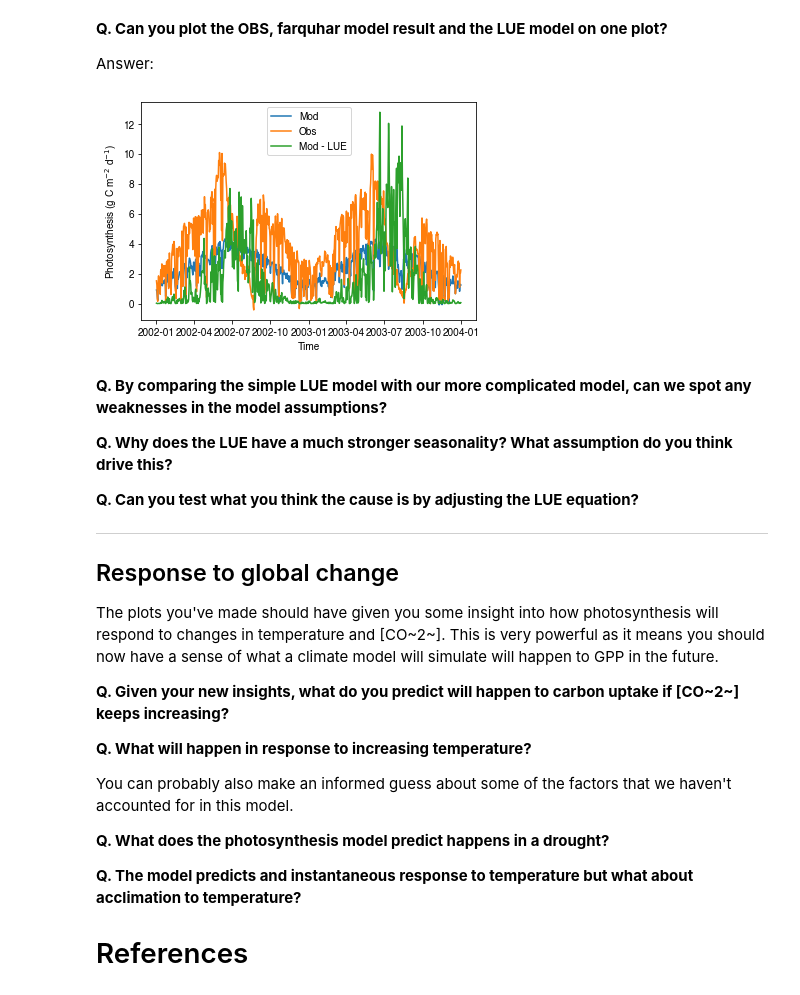
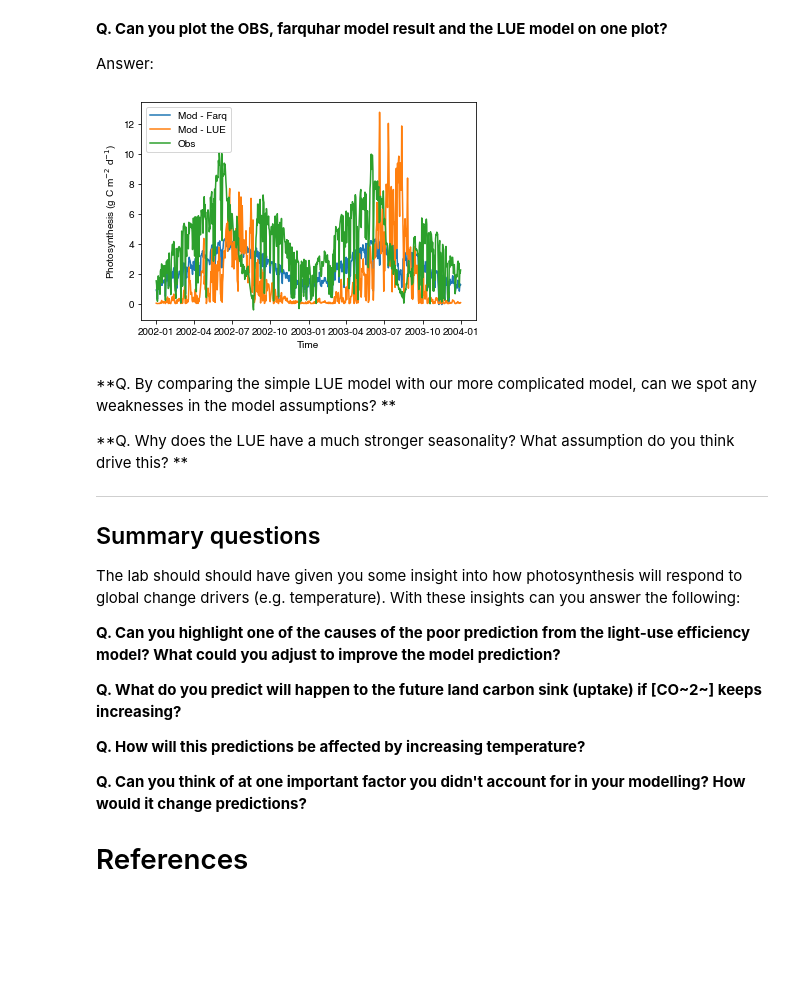
Before and after one commit to mdekauwe/CLIM3001_lab_photosynthesis, a Jupyter notebook: CLIM3001_lab.ipynb, the cells around one changed output. Cells and saved outputs as stored; diff of their text form; code cells hidden in the pictures; blank space fills up the shorter version.

```diff
--- a/CLIM3001_lab.ipynb
+++ b/CLIM3001_lab.ipynb
@@ -214,10 +221,21 @@ PAR = np.arange(0.0, 2000.0)
 Cs = 400.
 vpd = 1.5
 
-(An, Ac, Aj, gsw, Rd) = F.photosynthesis(p, Cs, TleafK, PAR, vpd)
 
-plt.plot(PAR, An, label="An")
+p.theta_J = 0.4
+(An_low_theta, __, __, __, __) = F.photosynthesis(p, Cs, TleafK, PAR, vpd)
+
+p.theta_J = 0.7
+(An_high_theta, __, __, __, __) = F.photosynthesis(p, Cs, TleafK, PAR, vpd)
+
+
+plt.plot(PAR, An_high_theta, label="alpha=0.7")
+plt.plot(PAR, An_low_theta, label="alpha=0.4")
 plt.ylabel("Photosynthesis ($\mu$mol m$^{-2}$ s$^{-1}$)")
 plt.xlabel("PAR ($\mu$mol m$^{-2}$ s$^{-1}$)")
+plt.legend(numpoints=1, loc="best")
 plt.show()
+
+# put value back!
+p.theta_J = 0.7
 # %% [output]
@@ -340,8 +373,9 @@ To register the converters:
 LSMs typically use SWdown, so we will need to convert this to PAR and for our big-leaf scaling we also need to transform this to APAR using the equations we outlined above.
 # %%
 LAI = 1.5
+PAR = SWdown * c.SW_2_PAR
 fPAR = (1.0 - np.exp(-p.k * LAI)) / p.k
-df["APAR"] = (SWdown * c.SW_2_PAR) * fPAR
+df["APAR"] = PAR * fPAR
 Cs = 400.0
 p.Vcmax25 = 60.0
 p.Jmax25 <- p.Vcmax25 * 1.67
@@ -444,37 +479,36 @@ df_lue = pd.DataFrame(data=GPP_lue, index=Tair.index, columns=["GPP"])
 
 Answer:
 # %%
-plt.plot(df_mod.GPP, label="Mod")
+plt.plot(df_mod.GPP, label="Mod - Farq")
+plt.plot(df_lue.GPP, label="Mod - LUE")
+
 plt.plot(df_obs.GPP, label="Obs")
-plt.plot(df_lue.GPP, label="Mod - LUE")
+
 plt.legend(numpoints=1, loc='best')
 plt.ylabel("Photosynthesis (g C m$^{-2}$ d$^{-1}$)")
 plt.xlabel("Time")
 plt.show()
 # %% [output]
-[figure, old version]
+[figure, new version]
 # %% [markdown]
-**Q. By comparing the simple LUE model with our more complicated model, can we spot any weaknesses in the model assumptions?**
+**Q. By comparing the simple LUE model with our more complicated model, can we spot any weaknesses in the model assumptions? **
 
-**Q. Why does the LUE have a much stronger seasonality? What assumption do you think drive this?**
-
-**Q. Can you test what you think the cause is by adjusting the LUE equation?**
+**Q. Why does the LUE have a much stronger seasonality? What assumption do you think drive this? **
 
 
 ***
 
-## Response to global change
+## Summary questions
 
-The plots you've made should have given you some insight into how photosynthesis will respond to changes in temperature and [CO~2~]. This is very powerful as it means you should now have a sense of what a climate model will simulate will happen to GPP in the future.
+The lab should should have given you some insight into how photosynthesis will respond to global change drivers (e.g. temperature). With these insights can you answer the following:
 
-**Q. Given your new insights, what do you predict will happen to carbon uptake if [CO~2~] keeps increasing?**
+**Q. Can you highlight one of the causes of the poor prediction from the light-use efficiency model? What could you adjust to improve the model prediction?**
 
-**Q. What will happen in response to increasing temperature?**
+**Q. What do you predict will happen to the future land carbon sink (uptake) if [CO~2~] keeps increasing?**
 
-You can probably also make an informed guess about some of the factors that we haven't accounted for in this model.
+**Q. How will this predictions be affected by increasing temperature?**
 
-**Q. What does the photosynthesis model predict happens in a drought?**
+**Q. Can you think of at one important factor you didn't account for in your modelling? How would it change predictions?**
 
-**Q. The model predicts and instantaneous response to temperature but what about acclimation to temperature?**
 
 # References
```
Also changed, not shown: parts of 19 cells of this notebook, 1 other file.
